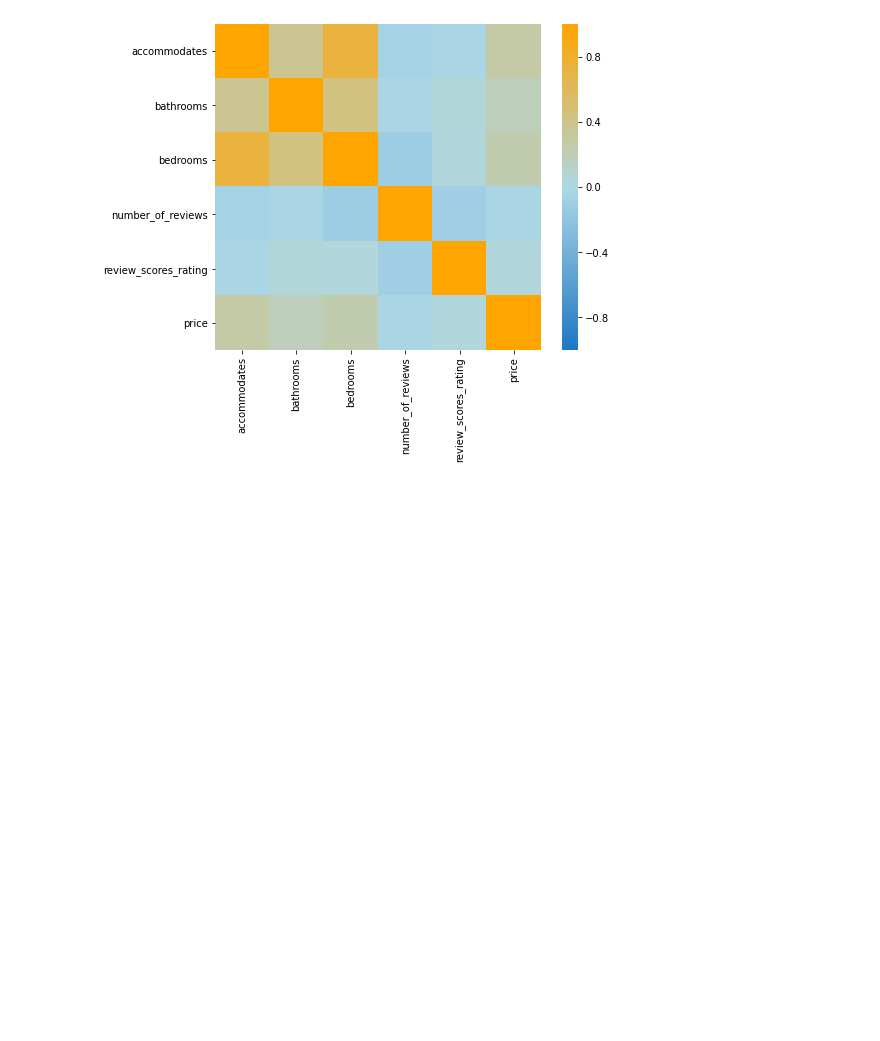
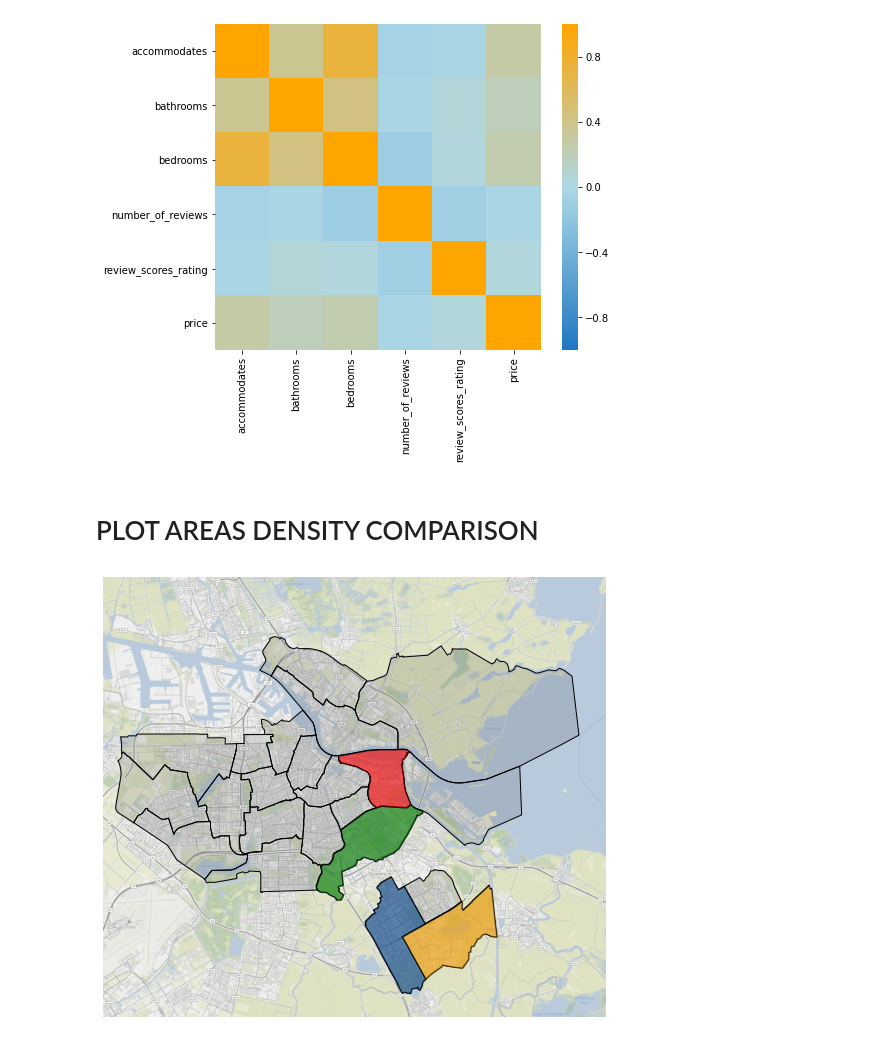
Before and after one commit to mberaha/spatial_mixtures, a Jupyter notebook: notebooks/amsterdam_airbnb/plots.ipynb, the cells around one changed output. Drawn from its saved outputs; the diff is of its cells as text; code cells hidden in the pictures; blank space fills up the shorter version.

```diff
--- a/notebooks/amsterdam_airbnb/plots.ipynb
+++ b/notebooks/amsterdam_airbnb/plots.ipynb
@@ -298,3 +299,29 @@ for index, value in grouped_price.items():
     price.append(p[bound_indices])
     cov.append(pd.DataFrame(data=np.array(grouped_cov[index])[bound_indices],
                             columns=covariates))
+# %% [markdown]
+# PLOT AREAS DENSITY COMPARISON
+# %%
+import seaborn
+
+
+indices = [0, 9, 19, 14]
+palettes_by_neigh = [
+    np.array(sns.color_palette("Blues", 10).as_hex())[np.array([3, 6, 9])],
+    np.array(sns.light_palette("orange", 10).as_hex())[np.array([3, 6, 9])],
+    np.array(sns.light_palette("green", 10).as_hex())[np.array([3, 6, 9])],
+    np.array(sns.light_palette("red", 10).as_hex())[np.array([3, 6, 9])]
+]
+
+fig,ax = plt.subplots(1,1, figsize=(9, 9))
+im = ax.imshow(ghent_img, extent=ghent_ext, alpha=0.7)
+geodf = geodf.to_crs(epsg=3857)
+ax = geodf.plot(fc=(0,0,0,0.1), edgecolor='black', ax=ax)
+for i in range(len(indices)):
+    ax = geodf.iloc[np.where(geodf['neighbourhood']==neigh[indices[i]])[0],:].plot(
+        color=palettes_by_neigh[i][-1], alpha=0.6, edgecolor='black', ax=ax)
+ax.set_axis_off()
+plt.savefig('dens_estimates_neigh.png', bbox_inches="tight")
+plt.show()
+# %% [output]
+[figure, added]
```
Also changed, not shown: parts of 2 cells of this notebook, 1 other file.
